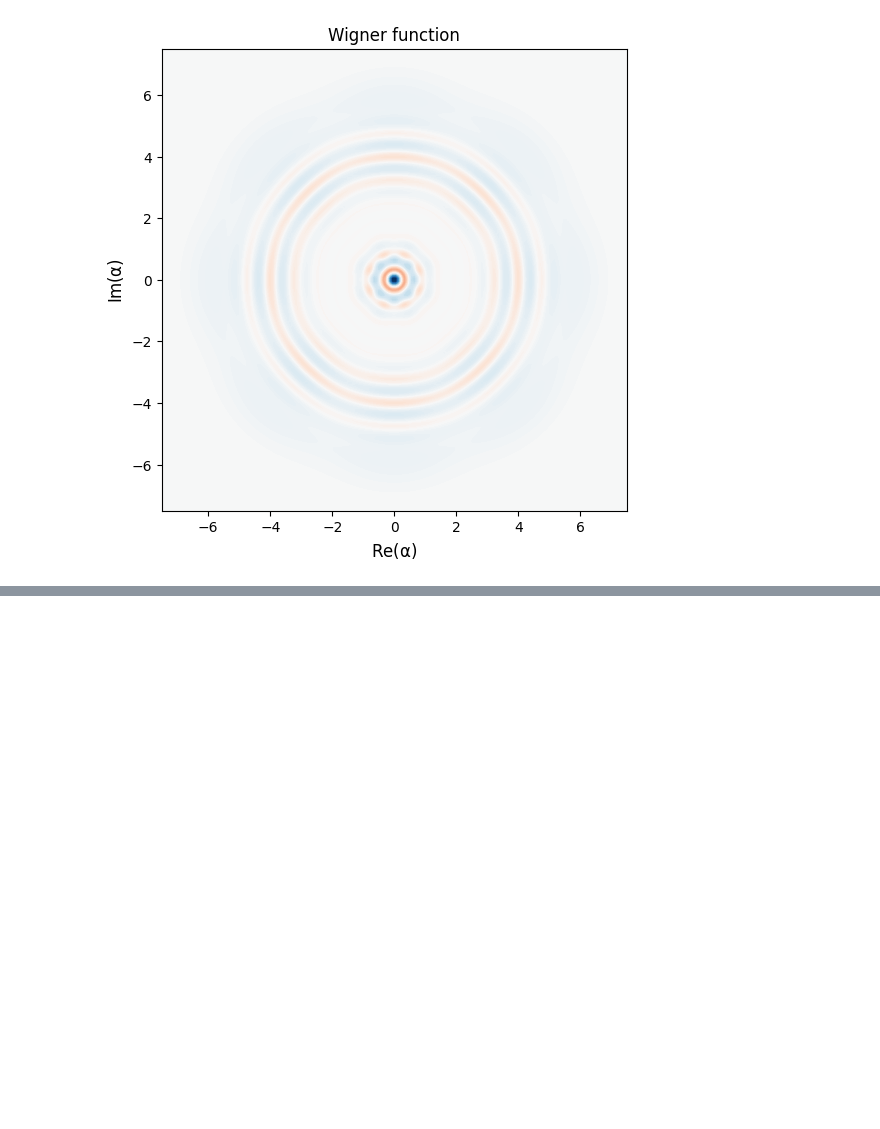
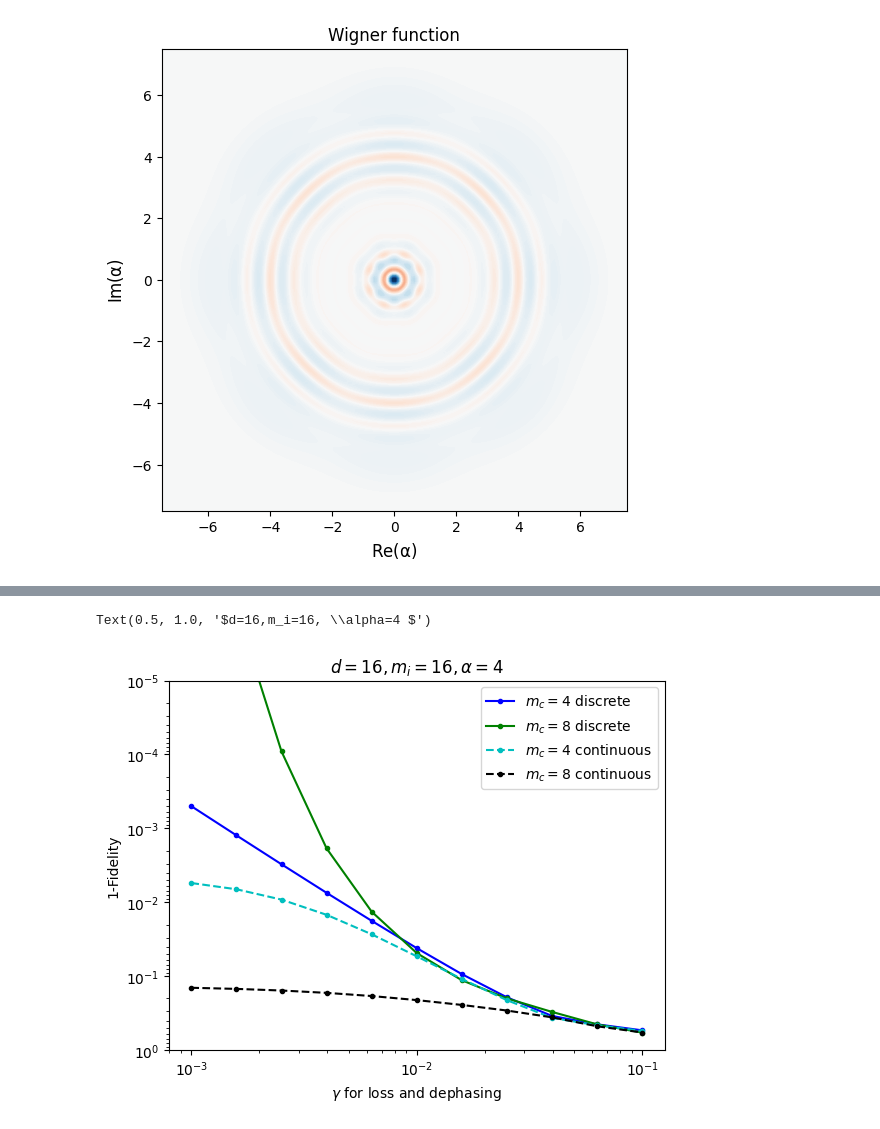
Before and after one commit to RosenblumLab/BosonicEntanglementDistillation, a Jupyter notebook: continuous_playground.ipynb, the cells around one changed output, grey strips where cells are left out. Drawn from its saved outputs; the diff is of its cells as text; code cells hidden in the pictures; blank space fills up the shorter version.

```diff
--- a/continuous_playground.ipynb
+++ b/continuous_playground.ipynb
@@ -423,0 +561,39 @@ plot_wigner(a.ptrace(0))
+# %%
+d = 16
+m_i = 16
+m_c = 8
+fidelity_cut = 0
+gamma_list = np.logspace(-3,-1,11)
+gamma_ratio = 1
+alpha = 8
+n = 7
+N = 2**n
+
+process_count = 20  # mp.cpu_count()-9
+
+sim = ContinuousSimulation(N, d, m_i, m_c, alpha=alpha, decode_res=8)
+
+with mp.Pool(process_count) as pool:
+    fid_prob_list = pool.starmap(sim.average_fidelity, zip(list(gamma_list),list(gamma_ratio*gamma_list), [fidelity_cut] * len(gamma_list)))
+fid_list_con8_8 = [tup[0] for tup in fid_prob_list]
+prob_list_con8_8 = [tup[1] for tup in fid_prob_list]
+# %%
+plt.figure(dpi=100)
+
+plt.loglog(gamma_list,1-np.array(fid_list164), 'b.-', label="$m_c=4$ discrete")
+plt.loglog(gamma_list,1-np.array(fid_list168), 'g.-', label="$m_c=8$ discrete")
+plt.loglog(gamma_list,1-np.array(fid_list_con), 'c.--', label="$m_c=4$ continuous")
+plt.loglog(gamma_list,1-np.array(fid_list_con8), 'k.--', label="$m_c=8$ continuous")
+
+
+# plt.title("Infidelity with trivial protocol and with our protocol. d = 16, m_i = 4, m_c=4")
+plt.xlabel(f"$\\gamma$ for loss and dephasing")  # decay and 1/{gamma_ratio}
+plt.ylabel("1-Fidelity")
+plt.ylim([1,1e-5])
+# plt.xlim([1e-2,1e-1])
+plt.legend()
+plt.title(f"${d=},{m_i=}, \\alpha={alpha} $")
+# plt.gca().invert_yaxis()
+# %% [output]
+Text(0.5, 1.0, '$d=16,m_i=16, \\alpha=4 $')
+[figure, added]
```
Also changed, not shown: parts of 24 cells of this notebook, 7 other files.
